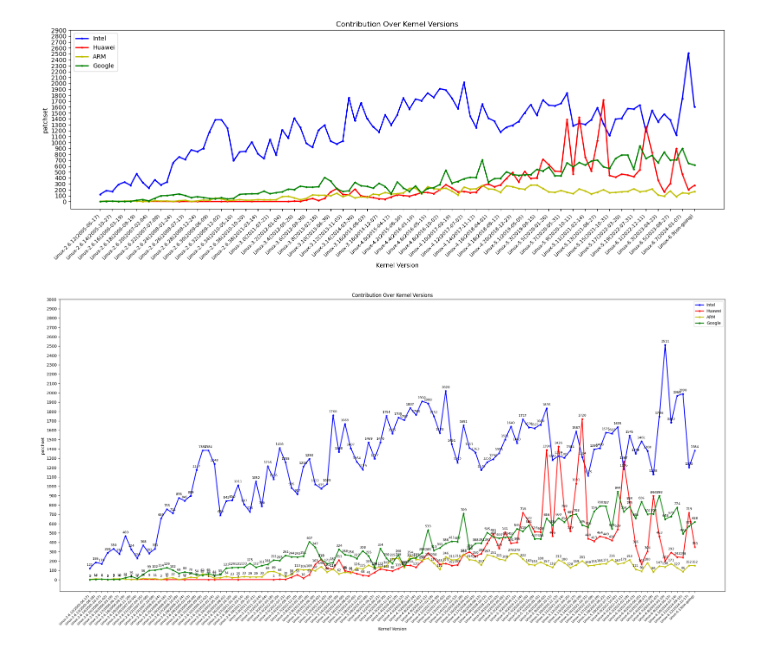
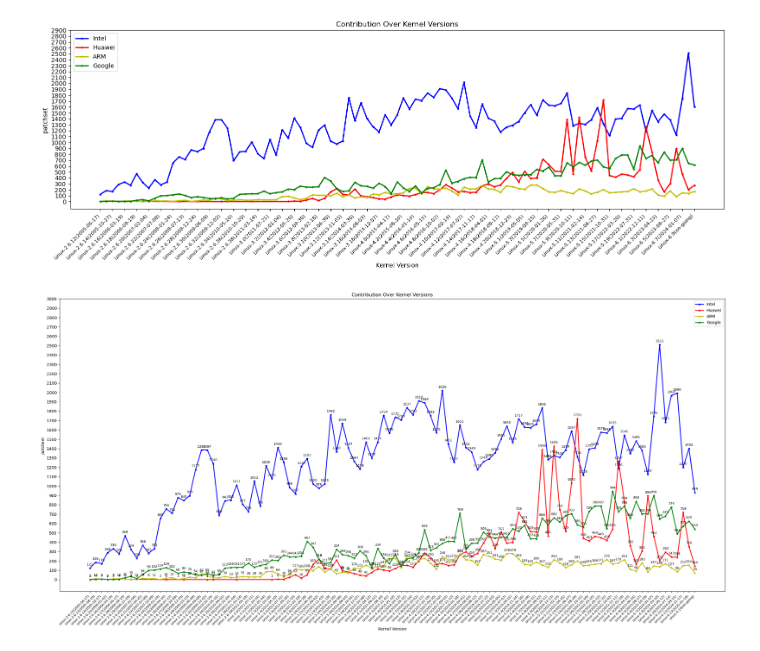
Before and after one commit to izhouliren/helloworld, a Jupyter notebook: chatgpt.ipynb, the cells around one changed output. Saved outputs shown, nothing was run; the diff lists cells and outputs as text; code cells hidden in the pictures.

Commit message:
fetch Linux 6.13 data and add proxy setting

```diff
--- a/chatgpt.ipynb
+++ b/chatgpt.ipynb
@@ -86,7 +86,7 @@ import matplotlib.pyplot as plt
 import pandas as pd
 
 # 读取 CSV 文件
-df = pd.read_csv('all_kernel_contribute_data_20250112.csv')
+df = pd.read_csv('all_kernel_contribute_data_20250201.csv')
 
 def plot_contributor(df, contributor, color, label):
     """绘制单个贡献者的折线图并添加数据点标签"""
@@ -107,31 +107,31 @@ def plot_contributor(df, contributor, color, label):
 # 创建图形对象，并设置合适的大小
 plt.figure(figsize=(24, 12))  # 增大 y 轴尺寸，避免标签重叠
 
 # 绘制数据并获取kernelversion
 intel_line, intel_kernelversion, intel_values = plot_contributor(df, "Intel", 'b', 'Intel')
 huawei_line, huawei_kernelversion, huawei_values = plot_contributor(df, "Huawei", 'r', 'Huawei')
 arm_line, arm_kernelversion, arm_values = plot_contributor(df, "ARM", 'y', 'ARM')
 google_line, google_kernelversion, google_values = plot_contributor(df, "Google", 'g', 'Google')
 
 # 设置 x 轴刻度
 plt.tick_params(axis='x', labelsize=8)
 # 使用所有kernelversion的集合作为xticks，避免缺失
 all_kernelversion = sorted(list(set(intel_kernelversion + huawei_kernelversion + arm_kernelversion + google_kernelversion)))
 plt.xticks(all_kernelversion, rotation=45, ha='right')
 
 # 设置 y 轴的刻度
 plt.yticks(range(0, max(max(intel_values), max(huawei_values), max(arm_values), max(google_values)) + 500, 100)) # y轴动态范围
 
 # 添加图例、标签和标题
 plt.xlabel('Kernel Version')
 plt.ylabel('patchset')
 plt.title('Contribution Over Kernel Versions')
 plt.legend(loc='best')
 
 # 自动调整布局，避免标签重叠
 plt.tight_layout()
 
 # 显示图形
 plt.show()
 # %% [output]
-[figure, old version]
+[figure, new version]
```
Also changed, not shown: 2 other files.
